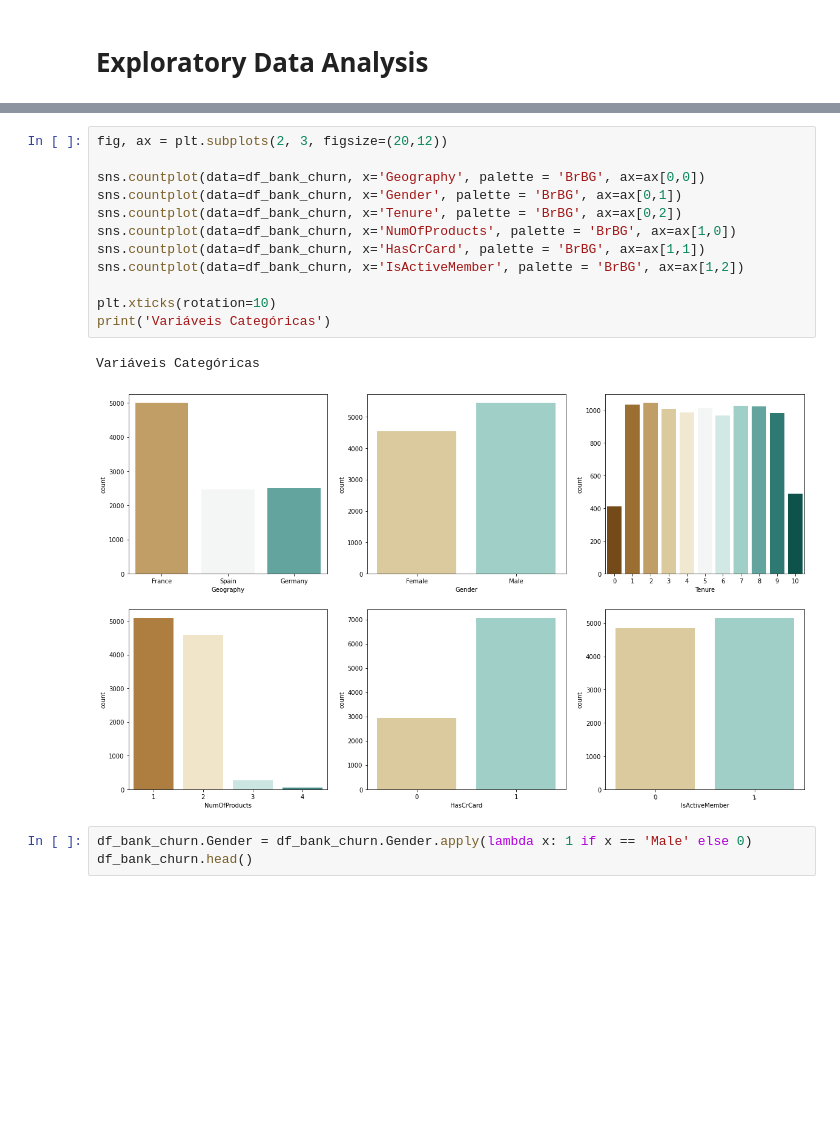
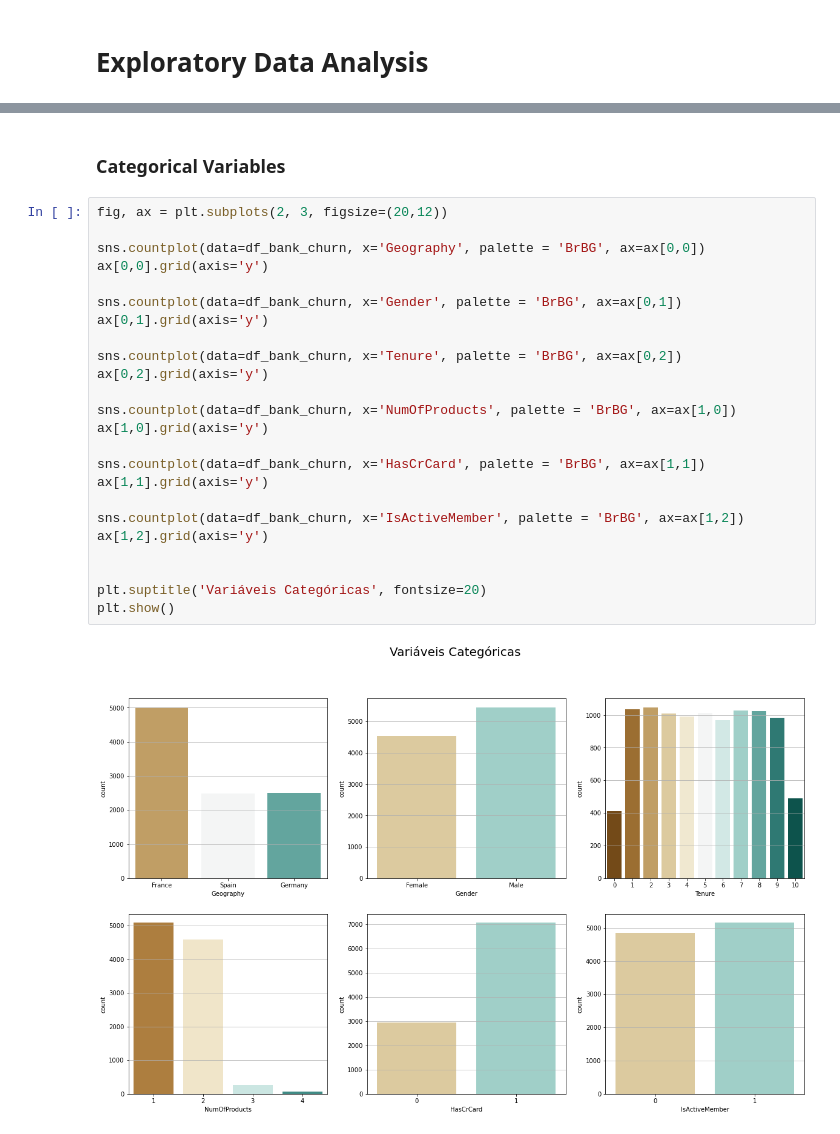
Before and after one commit to gperbone/Bank_Customer_Churn, a Jupyter notebook: bank_churn.ipynb, the cells around one changed output, grey strips where cells are left out. Drawn from its saved outputs; the diff is of its cells as text; blank space fills up the shorter version.

```diff
--- a/bank_churn.ipynb
+++ b/bank_churn.ipynb
@@ -147,21 +147,31 @@ df_bank_churn.head()
 | 2 | 502 | France | Female | 42 | 8 | 159660.80 | 3 | 1 | 0 | ... |
 | 3 | 699 | France | Female | 39 | 1 | 0.00 | 2 | 0 | 0 | ... |
 | 4 | 850 | Spain | Female | 43 | 2 | 125510.82 | 1 | 1 | 1 | ... |
+# %% [markdown]
+### Categorical Variables
 # %%
 fig, ax = plt.subplots(2, 3, figsize=(20,12))
 
 sns.countplot(data=df_bank_churn, x='Geography', palette = 'BrBG', ax=ax[0,0])
+ax[0,0].grid(axis='y')
+
 sns.countplot(data=df_bank_churn, x='Gender', palette = 'BrBG', ax=ax[0,1])
+ax[0,1].grid(axis='y')
+
 sns.countplot(data=df_bank_churn, x='Tenure', palette = 'BrBG', ax=ax[0,2])
+ax[0,2].grid(axis='y')
+
 sns.countplot(data=df_bank_churn, x='NumOfProducts', palette = 'BrBG', ax=ax[1,0])
+ax[1,0].grid(axis='y')
+
 sns.countplot(data=df_bank_churn, x='HasCrCard', palette = 'BrBG', ax=ax[1,1])
+ax[1,1].grid(axis='y')
+
 sns.countplot(data=df_bank_churn, x='IsActiveMember', palette = 'BrBG', ax=ax[1,2])
+ax[1,2].grid(axis='y')
 
-plt.xticks(rotation=10)
-print('Variáveis Categóricas')
+
+plt.suptitle('Variáveis Categóricas', fontsize=20)
+plt.show()
 # %% [output]
-Variáveis Categóricas
-[figure, old version]
+[figure, new version]
-# %%
-df_bank_churn.Gender = df_bank_churn.Gender.apply(lambda x: 1 if x == 'Male' else 0)
-df_bank_churn.head()
```
Also changed, not shown: parts of 19 cells of this notebook.
